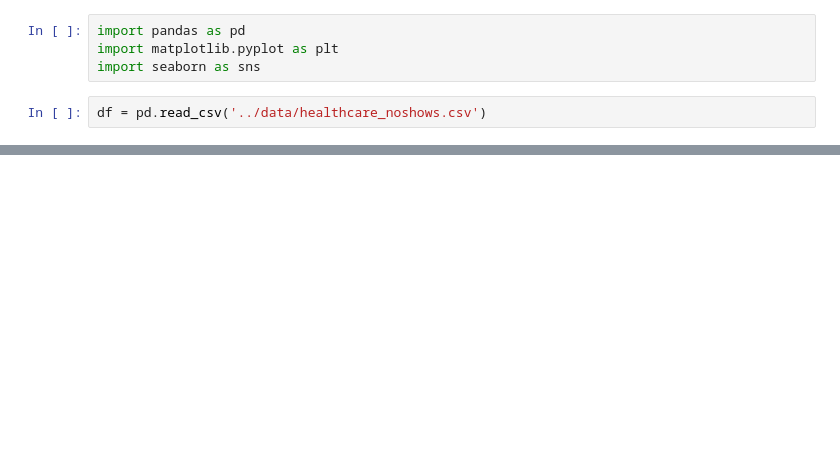
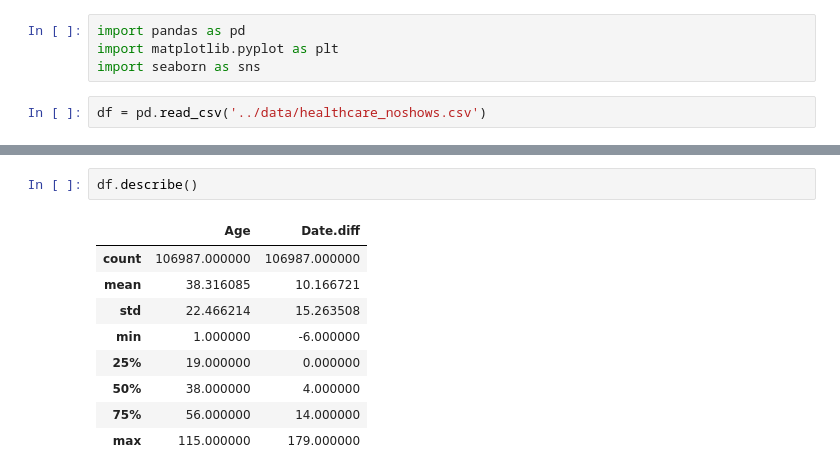
Before and after one commit to lucashcl/ciencia-de-dados, a Jupyter notebook: notebooks/eda.ipynb, the cells around one changed output, grey strips where cells are left out. Cells and saved outputs as stored; diff of their text form; blank space fills up the shorter version.

```diff
--- a/notebooks/eda.ipynb
+++ b/notebooks/eda.ipynb
@@ -15,0 +47,12 @@ df.head()
+# %%
+df.describe()
+# %% [output]
+|  | Age | Date.diff |
+| count | 106987.000000 | 106987.000000 |
+| mean | 38.316085 | 10.166721 |
+| std | 22.466214 | 15.263508 |
+| min | 1.000000 | -6.000000 |
+| 25% | 19.000000 | 0.000000 |
+| 50% | 38.000000 | 4.000000 |
+| 75% | 56.000000 | 14.000000 |
+| max | 115.000000 | 179.000000 |
```
Also changed, not shown: parts of 10 cells of this notebook.
